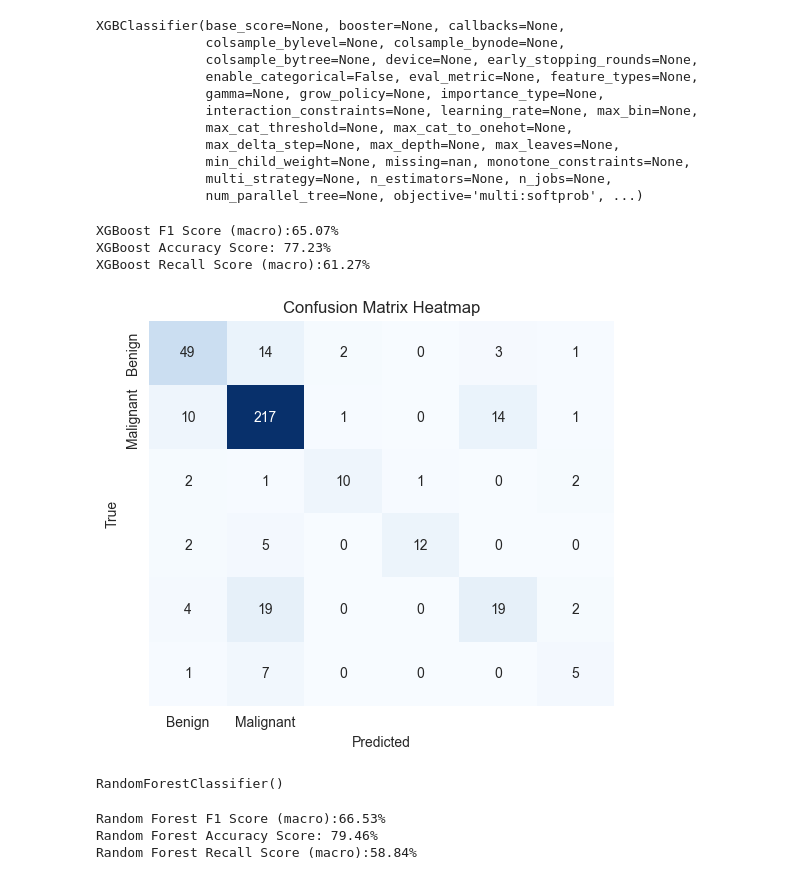
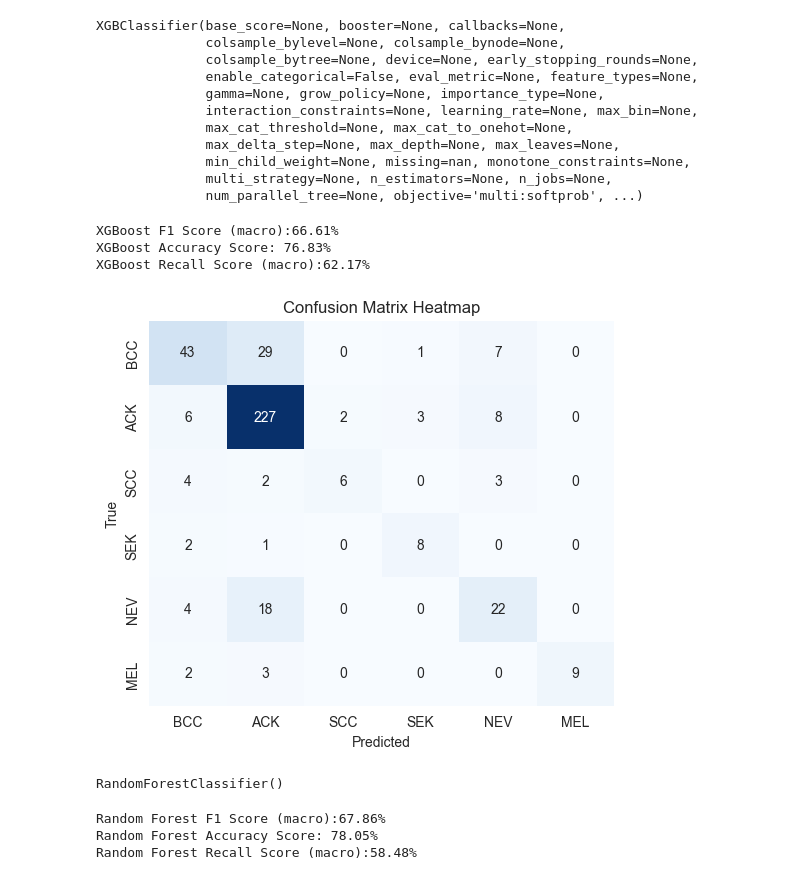
Before and after one commit to SamaHassa/DEPI-Project-, a Jupyter notebook: Skin Cancer Project.ipynb, the cells around one changed output. Cells and saved outputs as stored; diff of their text form; code cells hidden in the pictures.

```diff
--- a/Skin Cancer Project.ipynb
+++ b/Skin Cancer Project.ipynb
@@ -325,12 +351,14 @@ df['diagnostic'] = le.fit_transform(df['diagnostic'])
 df['background_father']= le.fit_transform(df['background_father'])
 df['background_mother']= le.fit_transform(df['background_mother'])
 df['region']= le.fit_transform(df['region'])
+df['img_id']=le.fit_transform(df['img_id'])
+df['biopsed']=le.fit_transform(df['biopsed'])
 # %%
 df = df.replace({True: 1, False: 0, 'TRUE': 1, 'FALSE': 0, 'UNK':0})
 # %%
 df['gender'] = df['gender'].replace({'MALE': 1, 'FEMALE': 0})
 # %%
-ml_drop_cols = ['patient_id', 'lesion_id', 'biopsed','img_id']
+ml_drop_cols = ['patient_id', 'lesion_id',]
 
 # Create separate datasets for ML and DL
 ml_df = df.drop(columns=[col for col in ml_drop_cols if col in df.columns])
@@ -380,24 +406,24 @@ print("XGBoost F1 Score (macro):{:.2%}".format( f1_score(y_test, y_pred, average
 print("XGBoost Accuracy Score: {:.2%}".format(accuracy_score(y_test, y_pred)))
 print("XGBoost Recall Score (macro):{:.2%}".format(recall_score(y_test, y_pred, average='macro')))
 # %% [output]
-XGBoost F1 Score (macro):65.07%
-XGBoost Accuracy Score: 77.23%
-XGBoost Recall Score (macro):61.27%
+XGBoost F1 Score (macro):66.61%
+XGBoost Accuracy Score: 76.83%
+XGBoost Recall Score (macro):62.17%
 # %%
-cm = confusion_matrix(y_test, y_pred)
+# Ensure the confusion matrix uses the correct dimensions
+cm = confusion_matrix(y_test[:len(y_pred)], y_pred)
 
 # Create the heatmap
 plt.figure(figsize=(6, 5))
-sns.heatmap(cm, annot=True, fmt='d', cmap='Blues', cbar=False,
-            xticklabels=['Benign', 'Malignant'], yticklabels=['Benign', 'Malignant'])
+sns.heatmap(cm, annot=True, fmt='d', cmap='Blues', cbar=False, xticklabels=["BCC","ACK","SCC","SEK","NEV","MEL"],yticklabels=["BCC","ACK","SCC","SEK","NEV","MEL"])
 
 # Add labels and title
 plt.xlabel('Predicted')
 plt.ylabel('True')
 plt.title('Confusion Matrix Heatmap')
 plt.show()
 # %% [output]
-[figure, old version]
+[figure, new version]
 # %%
 model2=RandomForestClassifier()
 model2.fit(x_train, y_train)
@@ -410,9 +436,9 @@ print("Random Forest F1 Score (macro):{:.2%}".format( f1_score(y_test, y_pred2,
 print("Random Forest Accuracy Score: {:.2%}".format(accuracy_score(y_test, y_pred2)))
 print("Random Forest Recall Score (macro):{:.2%}".format(recall_score(y_test, y_pred2, average='macro')))
 # %% [output]
-Random Forest F1 Score (macro):66.53%
-Random Forest Accuracy Score: 79.46%
-Random Forest Recall Score (macro):58.84%
+Random Forest F1 Score (macro):67.86%
+Random Forest Accuracy Score: 78.05%
+Random Forest Recall Score (macro):58.48%
 # %%
 cm = confusion_matrix(y_test, y_pred2)
 
```
Also changed, not shown: parts of 27 cells of this notebook.
